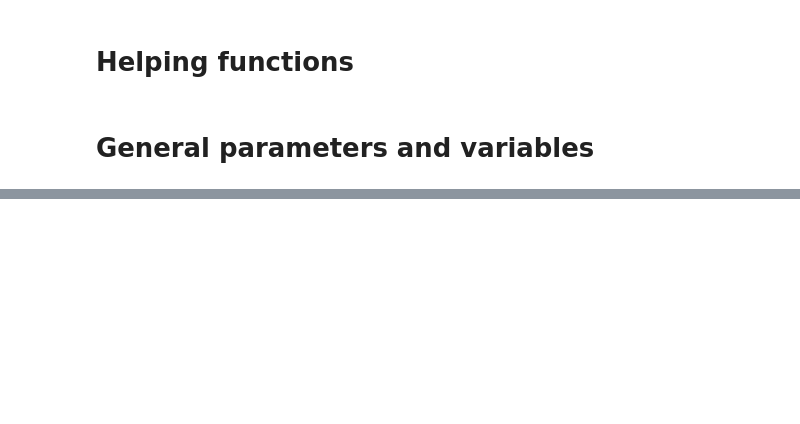
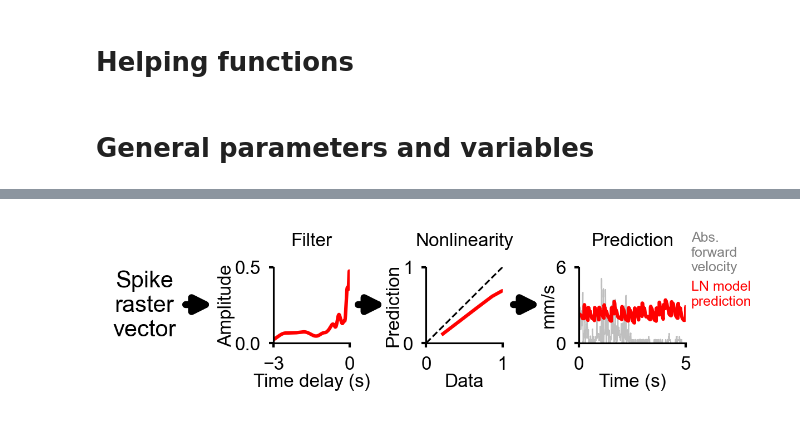
Before and after one commit to adpala/mdn_dm_glms, a Jupyter notebook: src/plots.ipynb, the cells around one changed output, grey strips where cells are left out. Cells and saved outputs as stored; diff of their text form; code cells hidden in the pictures; blank space fills up the shorter version.

Commit message:
updated almost all plots code in plots notebook

```diff
--- a/src/plots.ipynb
+++ b/src/plots.ipynb
@@ -1975,0 +272,70 @@ The palette list has fewer values (1) than needed (4) and will cycle, which may
+# %%
+height_ratios = [1]
+wspace = 1
+width_ratios = [0.5+wspace/4, 1+wspace/4, 1+wspace/4, 1.5+wspace/4]
+gs_kw = dict(width_ratios=width_ratios, height_ratios=height_ratios, wspace=wspace)
+lw = 1.5
+
+fig,axes = plt.subplots(1,4,figsize=[(sum(width_ratios)+2*wspace)*figsize_unit/2,figsize_unit/2],dpi=300,layout='tight',gridspec_kw=gs_kw)
+
+ax=axes[0]
+ax.axis("off")
+ax.text(-0.15,0.5,'Spike\nraster\nvector',va='center',ha='center',fontsize=10)
+
+ax=axes[1]
+ax.plot(T, estimated_filters[0,:], color='r',lw=lw)
+ax.axhline(y=0,color='k',lw=0.5)
+ax.set_ylim(filt_ylim)
+ax.set_yticks(filt_ylim)
+ax.set_xticks([0,-3])
+ax.set_ylabel('Amplitude')
+ax.yaxis.set_label_coords(-0.5, 0.5)
+ax.set_xlabel('Time delay (s)',labelpad=0)
+ax.set_title('Filter',y=1.1,fontsize=8)
+
+ax=axes[2]
+ax.plot(nonlinearity_estimate,varname_bins, lw=lw, color='r')
+ax.axvline(0, c='k',lw=0.5)
+ax.axhline(0, c='k',lw=0.5)
+ax.plot(NL_lims, NL_lims, linestyle='--',lw=0.75,color='k')
+ax.set_xlim(NL_lims)
+ax.set_ylim(NL_lims)
+ax.set_xticks(NL_lims)
+ax.set_yticks(NL_lims)
+ax.set_title('Nonlinearity',y=1.1,fontsize=8)
+ax.set_xlabel('Data',labelpad=0)
+ax.set_ylabel('Prediction',labelpad=0)
+ax.yaxis.set_label_coords(-0.31, 0.5)
+
+ax=axes[3]
+ax.plot(raw_time, y_m, lw=0.5, alpha=0.25, color='k', label='data')
+ax.plot(time_model[window:], y_pred_full_nl, lw=lw, color='r', label='LN prediction')
+ax.text(1.05,0.95,"Abs.\nforward\nvelocity", color='gray', fontsize=6, transform=ax.transAxes)
+ax.text(1.05,0.5,"LN model\nprediction", color='r', fontsize=6, transform=ax.transAxes)
+ax.set_xlim(xlims)
+ax.set_xticks(xlims,xticklabels)
+ax.set_ylim(ylims)
+ax.set_yticks(ylims,yticklabels)
+ax.set_xlabel('Time (s)',labelpad=0)
+ax.set_ylabel('mm/s')
+ax.yaxis.set_label_coords(-0.2, 0.5)
+ax.set_title('Prediction',y=1.1,fontsize=8)
+
+for x in [0.175, 0.425, 0.65]:
+    arrow = mpl.patches.ConnectionPatch(
+        (x,0.5),
+        (x+0.04,0.5),
+        coordsA=fig.transFigure,
+        coordsB=fig.transFigure,
+        color="black",
+        arrowstyle="-|>",  # "normal" arrow
+        mutation_scale=15,  # controls arrow head size
+        linewidth=3,
+        transform=fig.transFigure
+    )
+    fig.patches.append(arrow)
+
+plt.savefig(f'../fig/fig6_panelA.pdf', transparent=False, bbox_inches='tight', dpi=300)
+plt.show()
+# %% [output]
+[figure, added]
```
Also changed, not shown: parts of 68 cells of this notebook, 10 other files.
